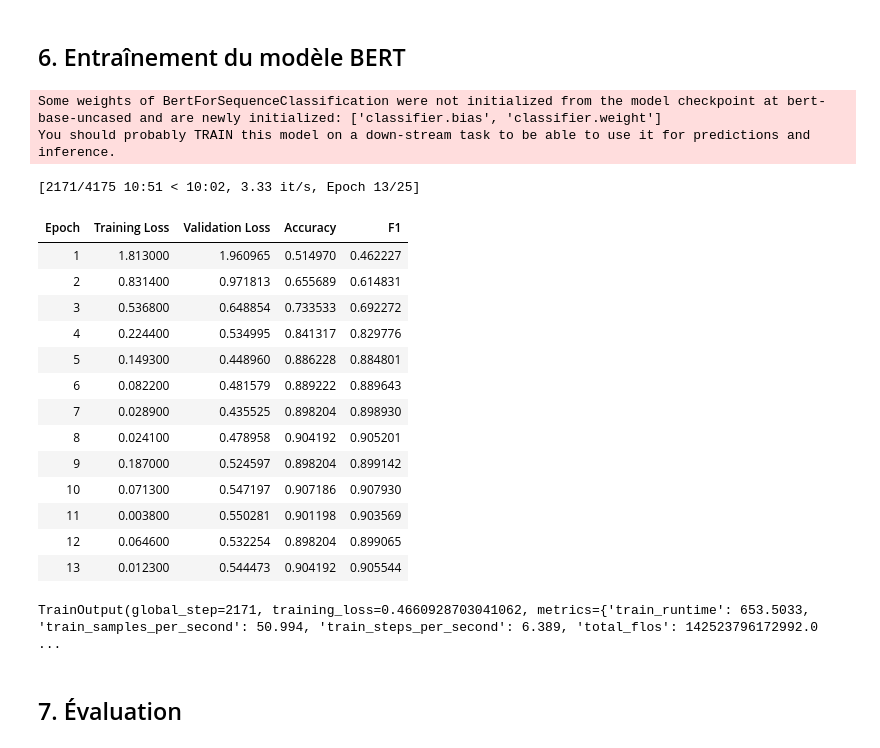
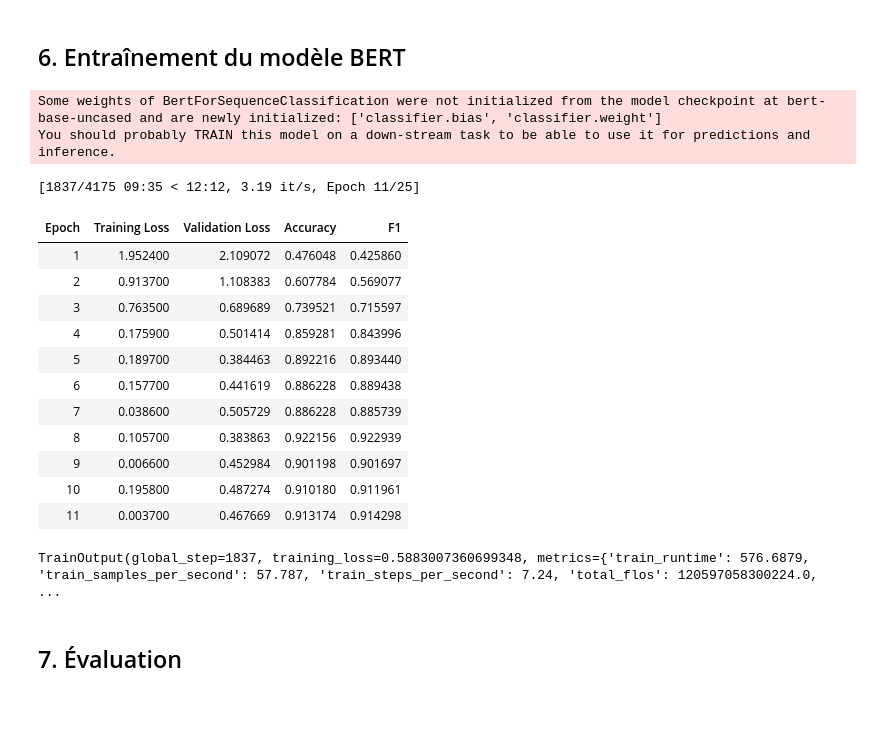
Before and after one commit to TitanSage02/VoxThymio, a Jupyter notebook: v2/notebooks/classification_intention_robot.ipynb, the cells around one changed output. Saved outputs shown, nothing was run; the diff lists cells and outputs as text; code cells hidden in the pictures; blank space fills up the shorter version.

Commit message:
Model training completed !

```diff
--- a/v2/notebooks/classification_intention_robot.ipynb
+++ b/v2/notebooks/classification_intention_robot.ipynb
@@ -122,49 +122,47 @@ def compute_metrics(eval_pred):
 model = BertForSequenceClassification.from_pretrained('bert-base-uncased', num_labels=len(le.classes_))
 
 training_args = TrainingArguments(
-    output_dir='./results',
+    output_dir='/content/results',
     num_train_epochs=25,
     per_device_train_batch_size=8,
     per_device_eval_batch_size=8,
     eval_strategy="epoch",
     save_strategy="epoch",
     logging_dir='/content/logs',
     logging_steps=5,
     report_to="none",
     load_best_model_at_end=True,  # Load the best model when training ends
     metric_for_best_model="f1",  # Use f1 score to determine the best model
     greater_is_better=True # Higher f1 score is better
 )
 
 trainer = Trainer(
     model=model,
     args=training_args,
     train_dataset=train_dataset,
     eval_dataset=test_dataset,
     compute_metrics=compute_metrics,
     callbacks=[EarlyStoppingCallback(early_stopping_patience=3)] # Stop if f1 score doesn't improve for 3 epochs
 )
 
 trainer.train()
 # %% [output]
 Some weights of BertForSequenceClassification were not initialized from the model checkpoint at bert-base-uncased and are newly initialized: ['classifier.bias', 'classifier.weight']
 You should probably TRAIN this model on a down-stream task to be able to use it for predictions and inference.
-[2171/4175 10:51 < 10:02, 3.33 it/s, Epoch 13/25]
+[1837/4175 09:35 < 12:12, 3.19 it/s, Epoch 11/25]
 | Epoch | Training Loss | Validation Loss | Accuracy | F1 |
-| 1 | 1.813000 | 1.960965 | 0.514970 | 0.462227 |
-| 2 | 0.831400 | 0.971813 | 0.655689 | 0.614831 |
-| 3 | 0.536800 | 0.648854 | 0.733533 | 0.692272 |
-| 4 | 0.224400 | 0.534995 | 0.841317 | 0.829776 |
-| 5 | 0.149300 | 0.448960 | 0.886228 | 0.884801 |
-| 6 | 0.082200 | 0.481579 | 0.889222 | 0.889643 |
-| 7 | 0.028900 | 0.435525 | 0.898204 | 0.898930 |
-| 8 | 0.024100 | 0.478958 | 0.904192 | 0.905201 |
-| 9 | 0.187000 | 0.524597 | 0.898204 | 0.899142 |
-| 10 | 0.071300 | 0.547197 | 0.907186 | 0.907930 |
-| 11 | 0.003800 | 0.550281 | 0.901198 | 0.903569 |
-| 12 | 0.064600 | 0.532254 | 0.898204 | 0.899065 |
-| 13 | 0.012300 | 0.544473 | 0.904192 | 0.905544 |
+| 1 | 1.952400 | 2.109072 | 0.476048 | 0.425860 |
+| 2 | 0.913700 | 1.108383 | 0.607784 | 0.569077 |
+| 3 | 0.763500 | 0.689689 | 0.739521 | 0.715597 |
+| 4 | 0.175900 | 0.501414 | 0.859281 | 0.843996 |
+| 5 | 0.189700 | 0.384463 | 0.892216 | 0.893440 |
+| 6 | 0.157700 | 0.441619 | 0.886228 | 0.889438 |
+| 7 | 0.038600 | 0.505729 | 0.886228 | 0.885739 |
+| 8 | 0.105700 | 0.383863 | 0.922156 | 0.922939 |
+| 9 | 0.006600 | 0.452984 | 0.901198 | 0.901697 |
+| 10 | 0.195800 | 0.487274 | 0.910180 | 0.911961 |
+| 11 | 0.003700 | 0.467669 | 0.913174 | 0.914298 |
-TrainOutput(global_step=2171, training_loss=0.4660928703041062, metrics={'train_runtime': 653.5033, 'train_samples_per_second': 50.994, 'train_steps_per_second': 6.389, 'total_flos': 142523796172992.0 ...
+TrainOutput(global_step=1837, training_loss=0.5883007360699348, metrics={'train_runtime': 576.6879, 'train_samples_per_second': 57.787, 'train_steps_per_second': 7.24, 'total_flos': 120597058300224.0, ...
 # %% [markdown]
 ## 7. Évaluation
 # %%
```
Also changed, not shown: parts of 6 cells of this notebook.
